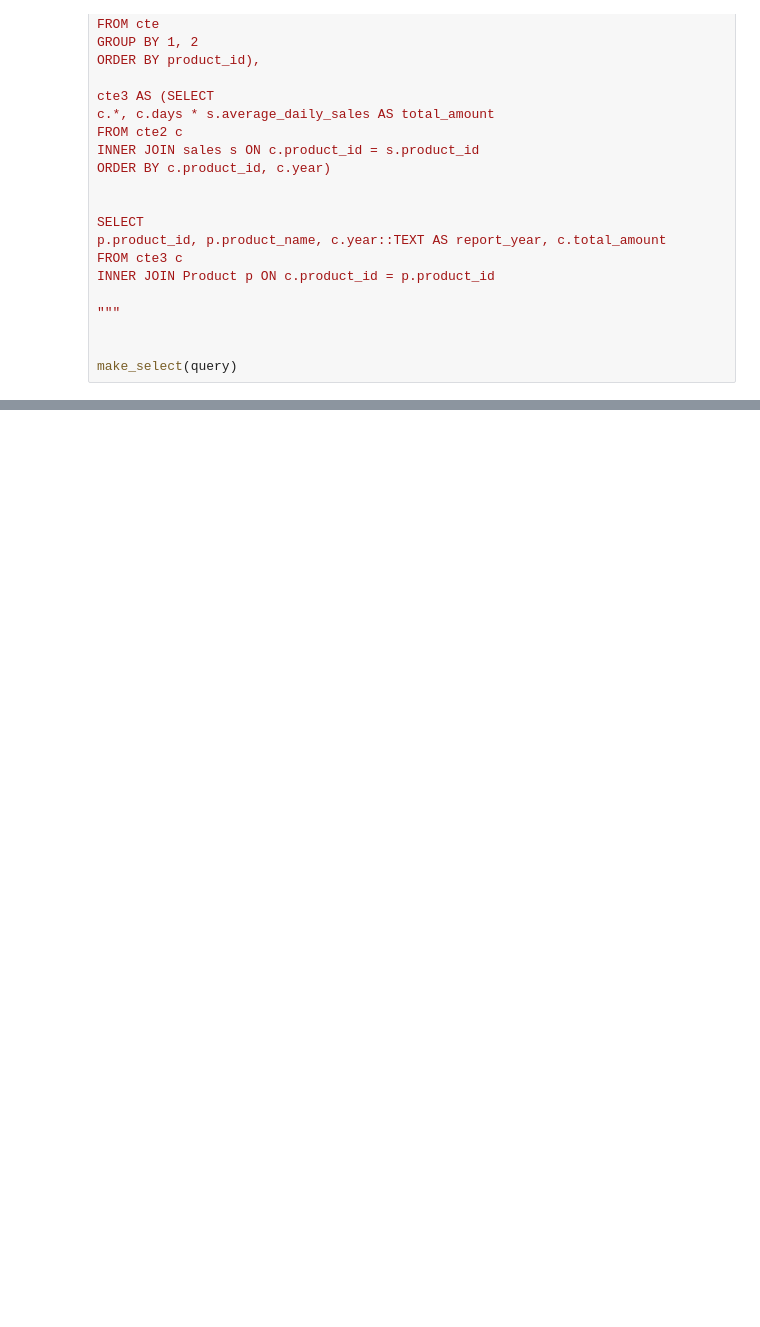
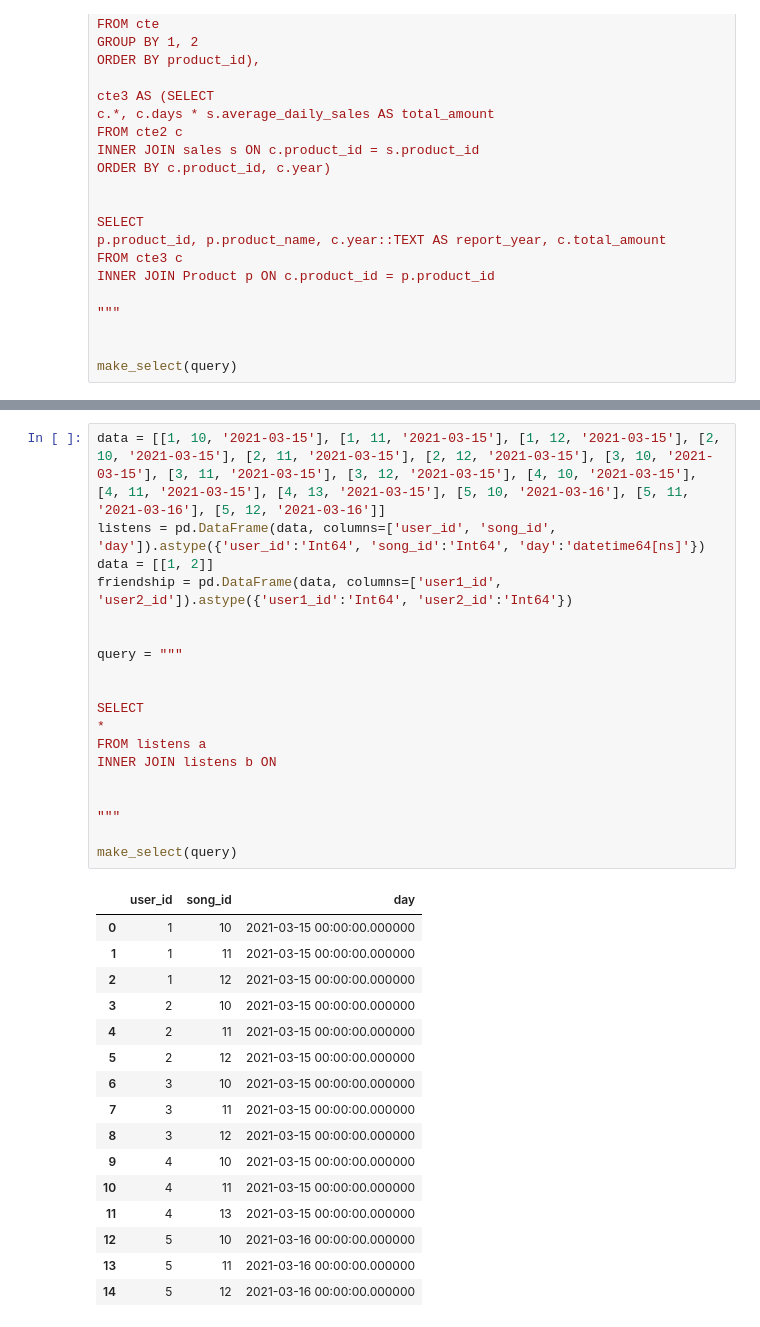
Before and after one commit to baxt1or/leetcode_database_problems, a Jupyter notebook: leetcode_sql_premium.ipynb, the cells around one changed output, grey strips where cells are left out. Drawn from its saved outputs; the diff is of its cells as text; blank space fills up the shorter version.

```diff
--- a/leetcode_sql_premium.ipynb
+++ b/leetcode_sql_premium.ipynb
@@ -8120,0 +9857,36 @@ make_select(query)
+# %%
+data = [[1, 10, '2021-03-15'], [1, 11, '2021-03-15'], [1, 12, '2021-03-15'], [2, 10, '2021-03-15'], [2, 11, '2021-03-15'], [2, 12, '2021-03-15'], [3, 10, '2021-03-15'], [3, 11, '2021-03-15'], [3, 12, '2021-03-15'], [4, 10, '2021-03-15'], [4, 11, '2021-03-15'], [4, 13, '2021-03-15'], [5, 10, '2021-03-16'], [5, 11, '2021-03-16'], [5, 12, '2021-03-16']]
+listens = pd.DataFrame(data, columns=['user_id', 'song_id', 'day']).astype({'user_id':'Int64', 'song_id':'Int64', 'day':'datetime64[ns]'})
+data = [[1, 2]]
+friendship = pd.DataFrame(data, columns=['user1_id', 'user2_id']).astype({'user1_id':'Int64', 'user2_id':'Int64'})
+
+
+query = """
+
+
+SELECT
+*
+FROM listens a
+INNER JOIN listens b ON
+
+
+"""
+
+make_select(query)
+# %% [output]
+|  | user_id | song_id | day |
+| 0 | 1 | 10 | 2021-03-15 00:00:00.000000 |
+| 1 | 1 | 11 | 2021-03-15 00:00:00.000000 |
+| 2 | 1 | 12 | 2021-03-15 00:00:00.000000 |
+| 3 | 2 | 10 | 2021-03-15 00:00:00.000000 |
+| 4 | 2 | 11 | 2021-03-15 00:00:00.000000 |
+| 5 | 2 | 12 | 2021-03-15 00:00:00.000000 |
+| 6 | 3 | 10 | 2021-03-15 00:00:00.000000 |
+| 7 | 3 | 11 | 2021-03-15 00:00:00.000000 |
+| 8 | 3 | 12 | 2021-03-15 00:00:00.000000 |
+| 9 | 4 | 10 | 2021-03-15 00:00:00.000000 |
+| 10 | 4 | 11 | 2021-03-15 00:00:00.000000 |
+| 11 | 4 | 13 | 2021-03-15 00:00:00.000000 |
+| 12 | 5 | 10 | 2021-03-16 00:00:00.000000 |
+| 13 | 5 | 11 | 2021-03-16 00:00:00.000000 |
+| 14 | 5 | 12 | 2021-03-16 00:00:00.000000 |
```
Also changed, not shown: parts of 53 cells of this notebook.
